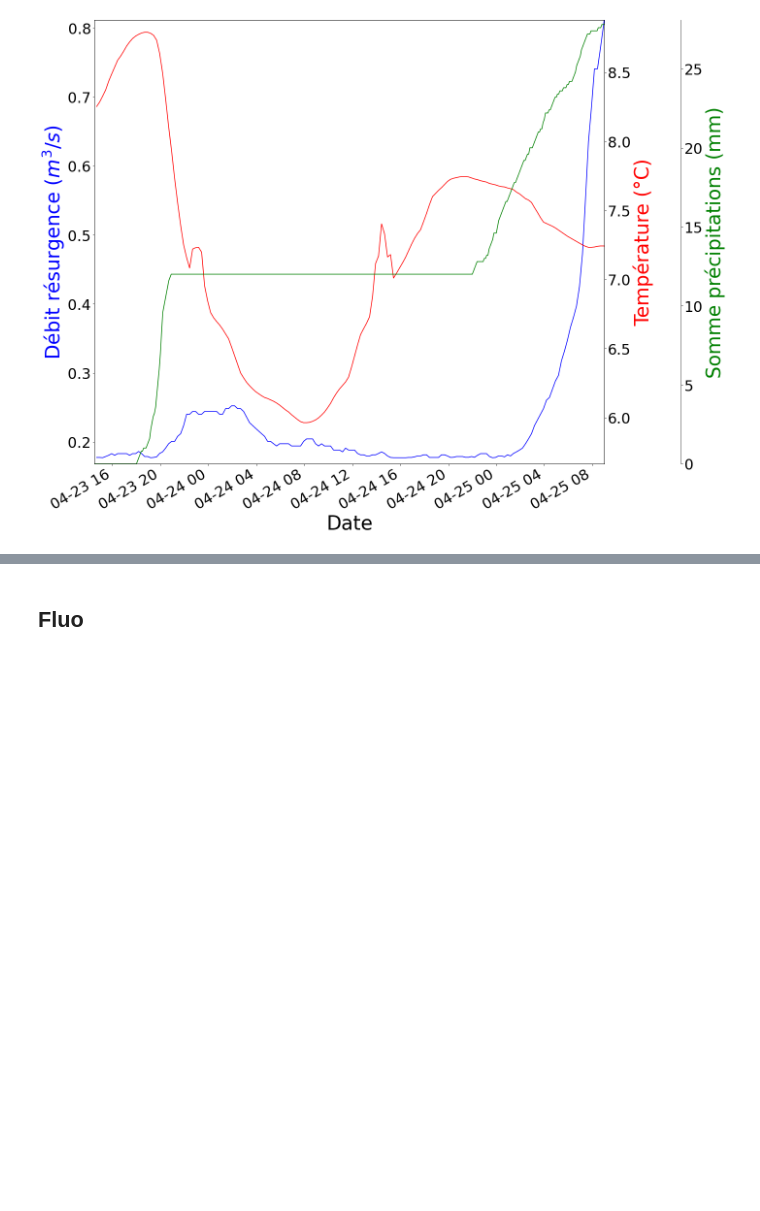
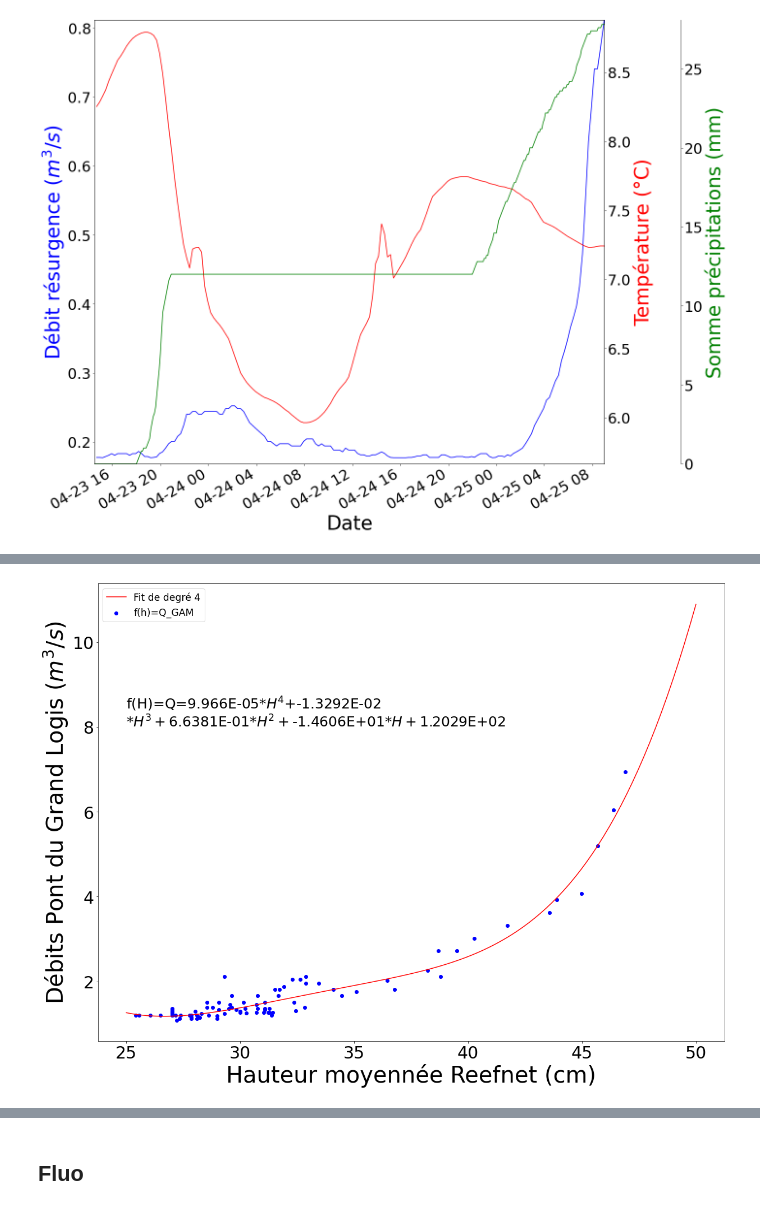
Before and after one commit to BenoitURRUTY/Data_tracage_avril22, a Jupyter notebook: Traçage.ipynb, the cells around one changed output, grey strips where cells are left out. Cells and saved outputs as stored; diff of their text form; code cells hidden in the pictures; blank space fills up the shorter version.

```diff
--- a/Traçage.ipynb
+++ b/Traçage.ipynb
@@ -156,0 +185,27 @@ plt.tight_layout()
+# %%
+def format_e(n):
+    a = '%E' % n
+    return a.split('E')[0].rstrip('0').rstrip('.') + 'E' + a.split('E')[1]
+
+Q_mSLP=pd.read_csv('Débits_SLP_hydroreel.csv')
+Q_mSLP['Date']=pd.to_datetime(Q_mSLP['Date'], format = '%d/%m/%Y %H:%M:%S')
+Q_mSLP.set_index('Date', inplace = True)
+
+h_temp=np.interp(Q_mSLP.index,Q.index,Q['Hauteur moyenne (cm)'])
+p=np.polyfit(Q['Hauteur moyenne (cm)'],Q['Débit GMA (m3/s)'],4)
+x=np.linspace(25,50,100)
+y=p[0]*x**4+p[1]*x**3+p[2]*x**2+p[3]*x+p[4]
+Q_GAM=Q_mSLP*0.302
+plt.figure()
+plt.scatter(h_temp,Q_GAM,c='b',label='f(h)=Q_GAM')
+plt.plot(x,y,c='r',label='Fit de degré 4')
+
+plt.text(25,8,'f(H)=Q='+str(format_e(p[0]))+r'$*H^4$+'+str(format_e(p[1]))
+         +'\n'+r'$*H^3+$'+str(format_e(p[2]))+r'$*H^2+$'+str(format_e(p[3]))
+         +r'$*H+$'+str(format_e(p[4])) , fontsize=25)
+plt.xlabel('Hauteur moyennée Reefnet (cm)')
+plt.ylabel(r'Débits Pont du Grand Logis ($m^3/s$)')
+plt.legend()
+plt.savefig('approximation_débit.pdf')
+# %% [output]
+[figure, added]
```
Also changed, not shown: parts of 18 cells of this notebook, 22 other files.
